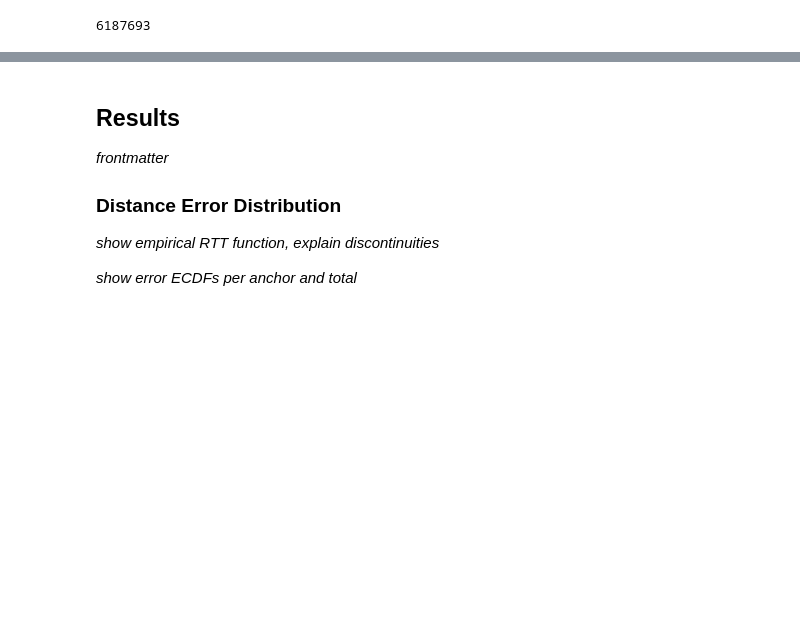
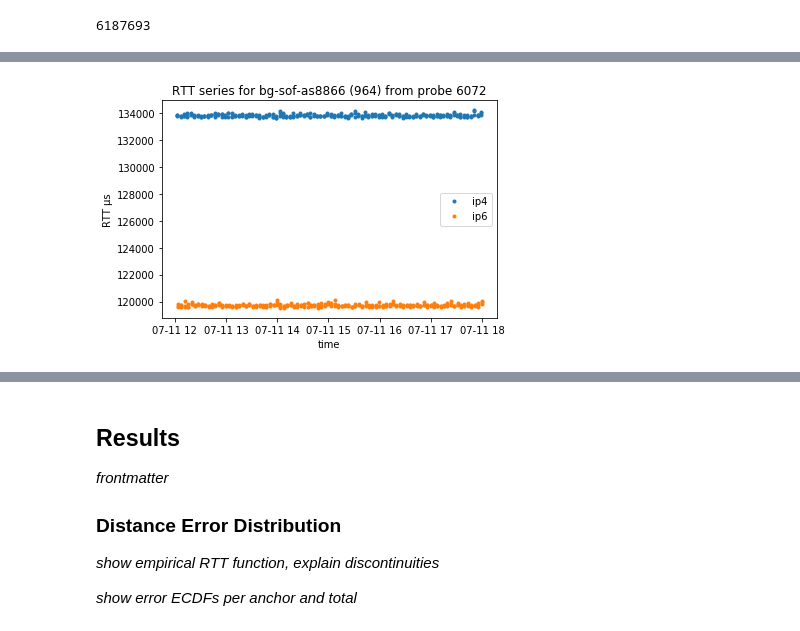
Before and after one commit to britram/trilateration, a Jupyter notebook: paper.ipynb, the cells around one changed output, grey strips where cells are left out. Drawn from its saved outputs; the diff is of its cells as text; code cells hidden in the pictures; blank space fills up the shorter version.

```diff
--- a/paper.ipynb
+++ b/paper.ipynb
@@ -151,0 +262,4 @@ _Look at a few examples of RTT series to show "well-behaved" series, v4/v6 diffe
+# %%
+plot_rtt_series(964, 6072)
+# %% [output]
+[figure, added]
```
Also changed, not shown: parts of 11 cells of this notebook.
